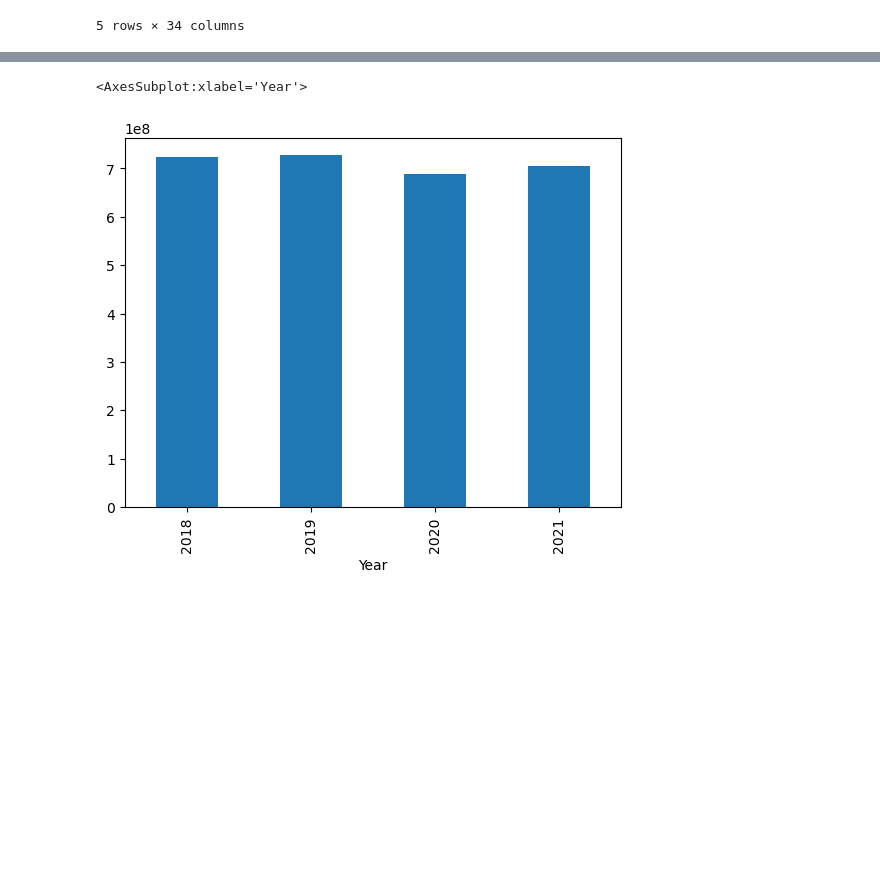
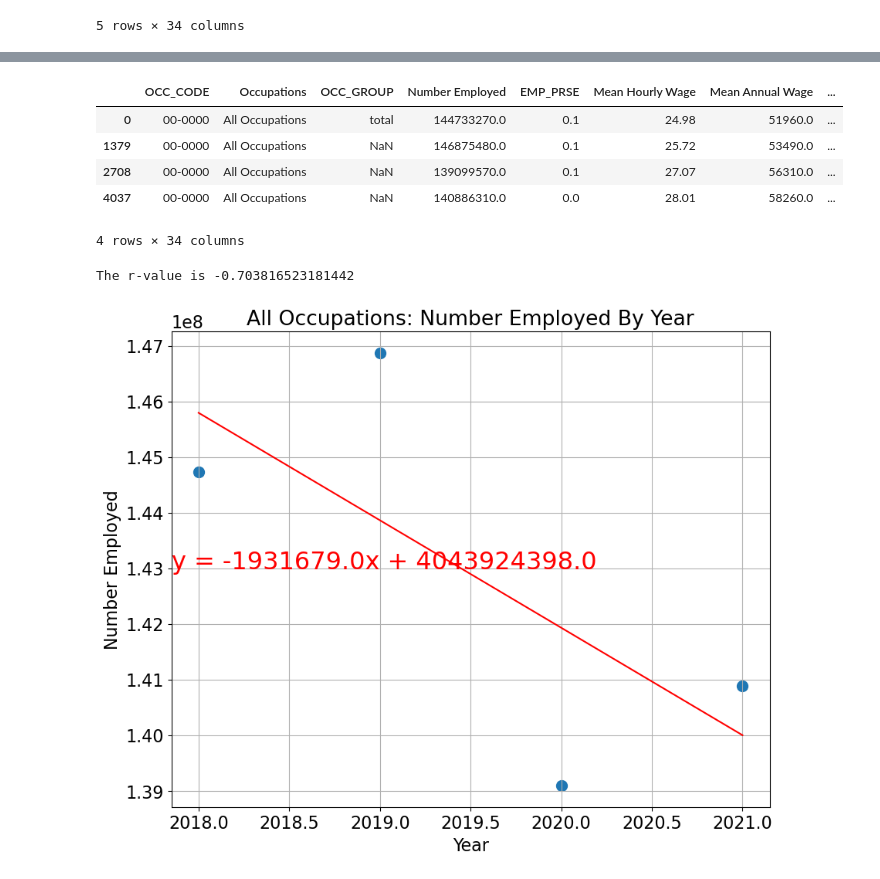
Before and after one commit to LC-Conner/Project-1, a Jupyter notebook: BLS Data 2018-2021 combined.ipynb, the cells around one changed output, grey strips where cells are left out. Drawn from its saved outputs; the diff is of its cells as text; code cells hidden in the pictures; blank space fills up the shorter version.

```diff
--- a/BLS Data 2018-2021 combined.ipynb
+++ b/BLS Data 2018-2021 combined.ipynb
@@ -98,6 +129,17 @@ plt.scatter([2018, 2019, 2020, 2021], analysts.groupby(["Year"])["Mean Annual Wa
 # %%
 # For all occupations.
-combined_data.groupby(["Year"])["Number Employed"].sum().plot.bar()
+all_occupations = combined_data[combined_data["Occupations"]=="All Occupations"]
+
+all_occupations
 # %% [output]
+|  | OCC_CODE | Occupations | OCC_GROUP | Number Employed | EMP_PRSE | Mean Hourly Wage | Mean Annual Wage | ... |
+| 0 | 00-0000 | All Occupations | total | 144733270.0 | 0.1 | 24.98 | 51960.0 | ... |
+| 1379 | 00-0000 | All Occupations | NaN | 146875480.0 | 0.1 | 25.72 | 53490.0 | ... |
+| 2708 | 00-0000 | All Occupations | NaN | 139099570.0 | 0.1 | 27.07 | 56310.0 | ... |
+| 4037 | 00-0000 | All Occupations | NaN | 140886310.0 | 0.0 | 28.01 | 58260.0 | ... |
-<AxesSubplot:xlabel='Year'>
+4 rows × 34 columns
-[figure, removed]
+# %%
+lin_regress_plot(all_occupations, "Year", "Number Employed", title="All Occupations: Number Employed By Year", file_name="figures/figure_3.png")
+# %% [output]
+The r-value is -0.703816523181442
+[figure, added]
```
Also changed, not shown: parts of 4 cells of this notebook, 3 other files.
